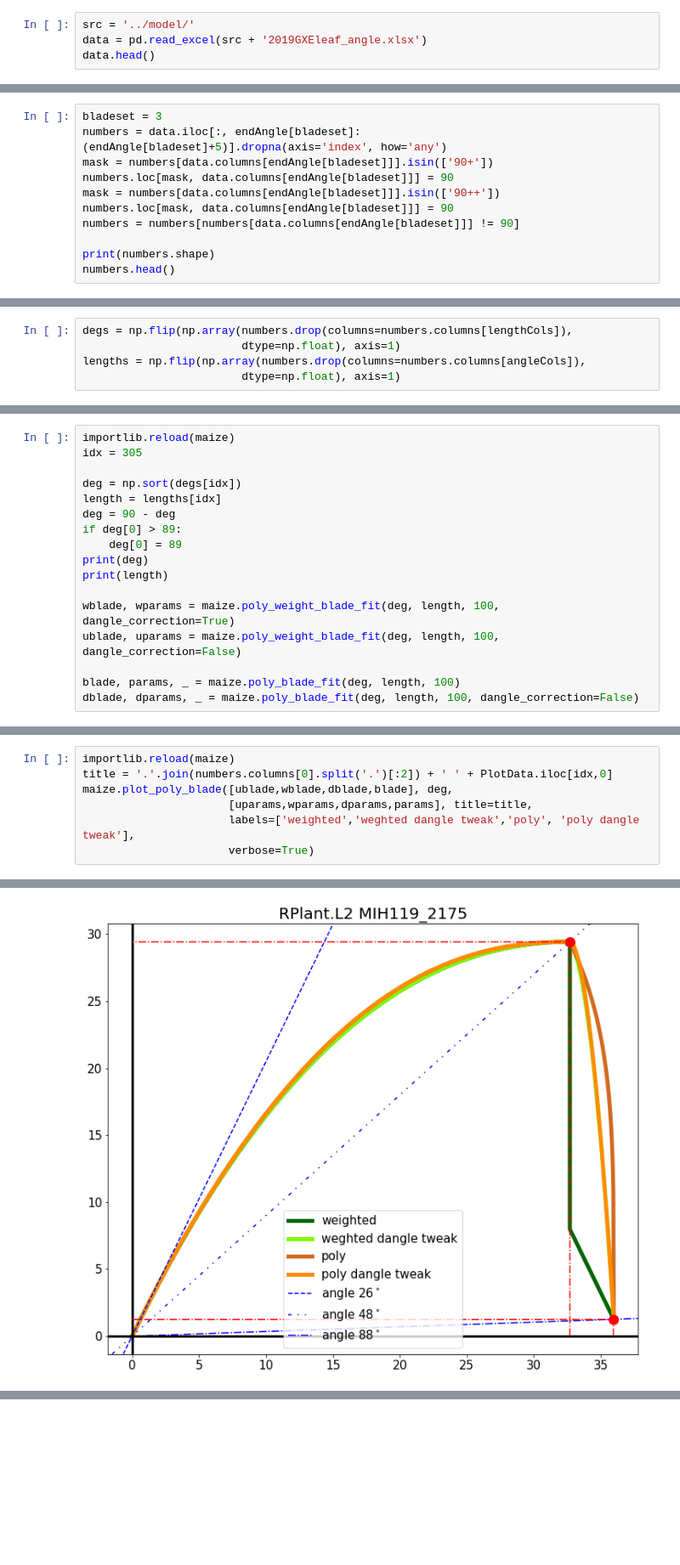
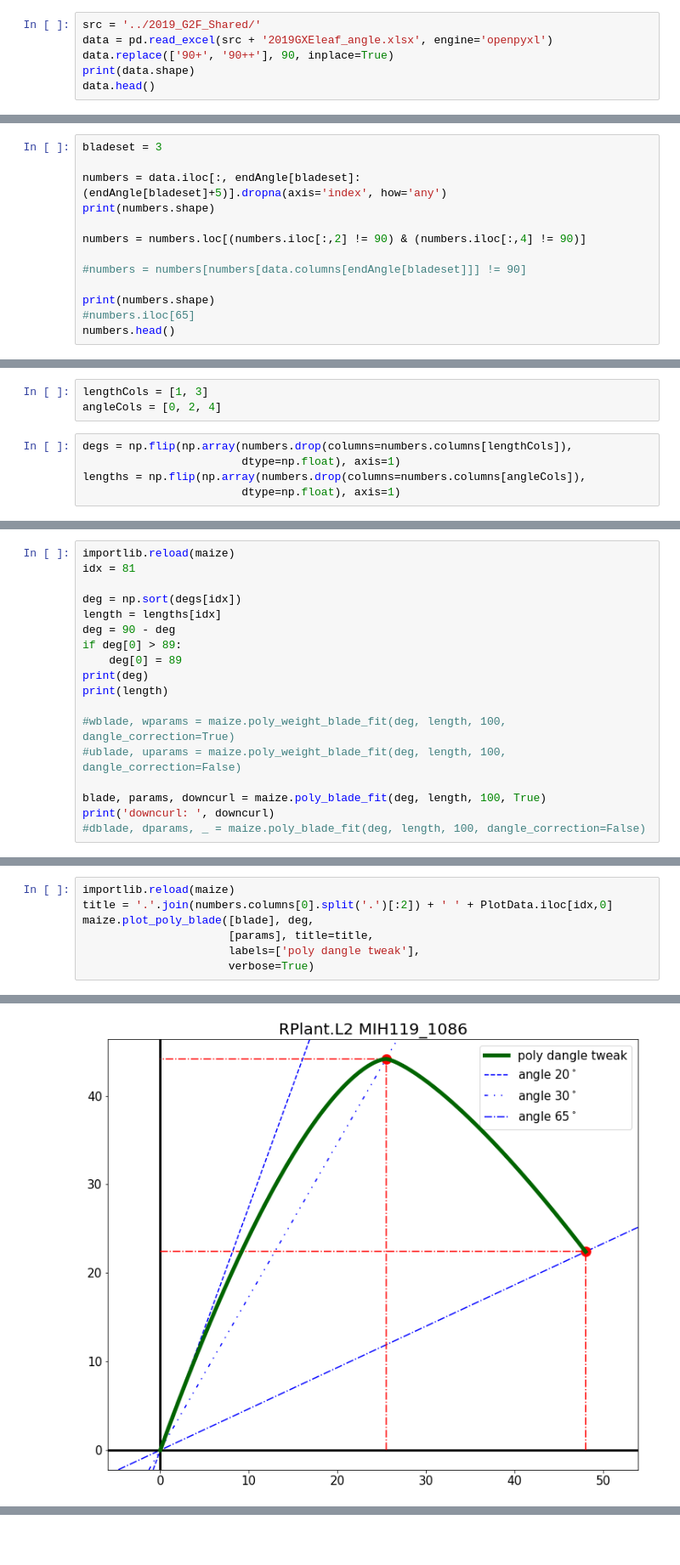
Before and after one commit to amezqui3/synthetic_maize, a Jupyter notebook: code/polynomial_leaf.ipynb, the cells around one changed output, grey strips where cells are left out. Shown at 85% size. Drawn from its saved outputs; the diff is of its cells as text; blank space fills up the shorter version.

```diff
--- a/code/polynomial_leaf.ipynb
+++ b/code/polynomial_leaf.ipynb
@@ -17,7 +33,9 @@ import amaizeing_utils as maize
 
 Load the data file
 # %%
-src = '../model/'
-data = pd.read_excel(src + '2019GXEleaf_angle.xlsx')
+src = '../2019_G2F_Shared/'
+data = pd.read_excel(src + '2019GXEleaf_angle.xlsx', engine='openpyxl')
+data.replace(['90+', '90++'], 90, inplace=True)
+print(data.shape)
 data.head()
 # %% [output]
@@ -59,13 +78,15 @@ Get the five different measures for a plant
 - Two distances from the base
 # %%
 bladeset = 3
+
 numbers = data.iloc[:, endAngle[bladeset]:(endAngle[bladeset]+5)].dropna(axis='index', how='any')
-mask = numbers[data.columns[endAngle[bladeset]]].isin(['90+'])
-numbers.loc[mask, data.columns[endAngle[bladeset]]] = 90
-mask = numbers[data.columns[endAngle[bladeset]]].isin(['90++'])
-numbers.loc[mask, data.columns[endAngle[bladeset]]] = 90
-numbers = numbers[numbers[data.columns[endAngle[bladeset]]] != 90]
+print(numbers.shape)
+
+numbers = numbers.loc[(numbers.iloc[:,2] != 90) & (numbers.iloc[:,4] != 90)]
+
+#numbers = numbers[numbers[data.columns[endAngle[bladeset]]] != 90]
 
 print(numbers.shape)
+#numbers.iloc[65]
 numbers.head()
 # %% [output]
@@ -107,3 +118,6 @@ print(angleCols)
+# %%
+lengthCols = [1, 3]
+angleCols = [0, 2, 4]
 # %%
 degs = np.flip(np.array(numbers.drop(columns=numbers.columns[lengthCols]),
                         dtype=np.float), axis=1)
@@ -155,6 +156,6 @@ maize.shower_thought()
 # %%
 importlib.reload(maize)
-idx = 305
+idx = 81
 
 deg = np.sort(degs[idx])
 length = lengths[idx]
@@ -164,9 +165,10 @@ if deg[0] > 89:
 print(deg)
 print(length)
 
-wblade, wparams = maize.poly_weight_blade_fit(deg, length, 100, dangle_correction=True)
-ublade, uparams = maize.poly_weight_blade_fit(deg, length, 100, dangle_correction=False)
+#wblade, wparams = maize.poly_weight_blade_fit(deg, length, 100, dangle_correction=True)
+#ublade, uparams = maize.poly_weight_blade_fit(deg, length, 100, dangle_correction=False)
 
-blade, params, _ = maize.poly_blade_fit(deg, length, 100)
-dblade, dparams, _ = maize.poly_blade_fit(deg, length, 100, dangle_correction=False)
+blade, params, downcurl = maize.poly_blade_fit(deg, length, 100, True)
+print('downcurl: ', downcurl)
+#dblade, dparams, _ = maize.poly_blade_fit(deg, length, 100, dangle_correction=False)
 # %% [output]
@@ -175,8 +178,8 @@ dblade, dparams, _ = maize.poly_blade_fit(deg, length, 100, dangle_correction=Fa
 # %%
 importlib.reload(maize)
 title = '.'.join(numbers.columns[0].split('.')[:2]) + ' ' + PlotData.iloc[idx,0]
-maize.plot_poly_blade([ublade,wblade,dblade,blade], deg,
-                      [uparams,wparams,dparams,params], title=title,
-                      labels=['weighted','weghted dangle tweak','poly', 'poly dangle tweak'],
+maize.plot_poly_blade([blade], deg,
+                      [params], title=title,
+                      labels=['poly dangle tweak'],
                       verbose=True)
 # %% [output]
@@ -198,2 +192,2 @@ b = 35.98       d = 1.26
 -------
-[figure, old version]
+[figure, new version]
```
Also changed, not shown: parts of 29 cells of this notebook, 11 other files.
